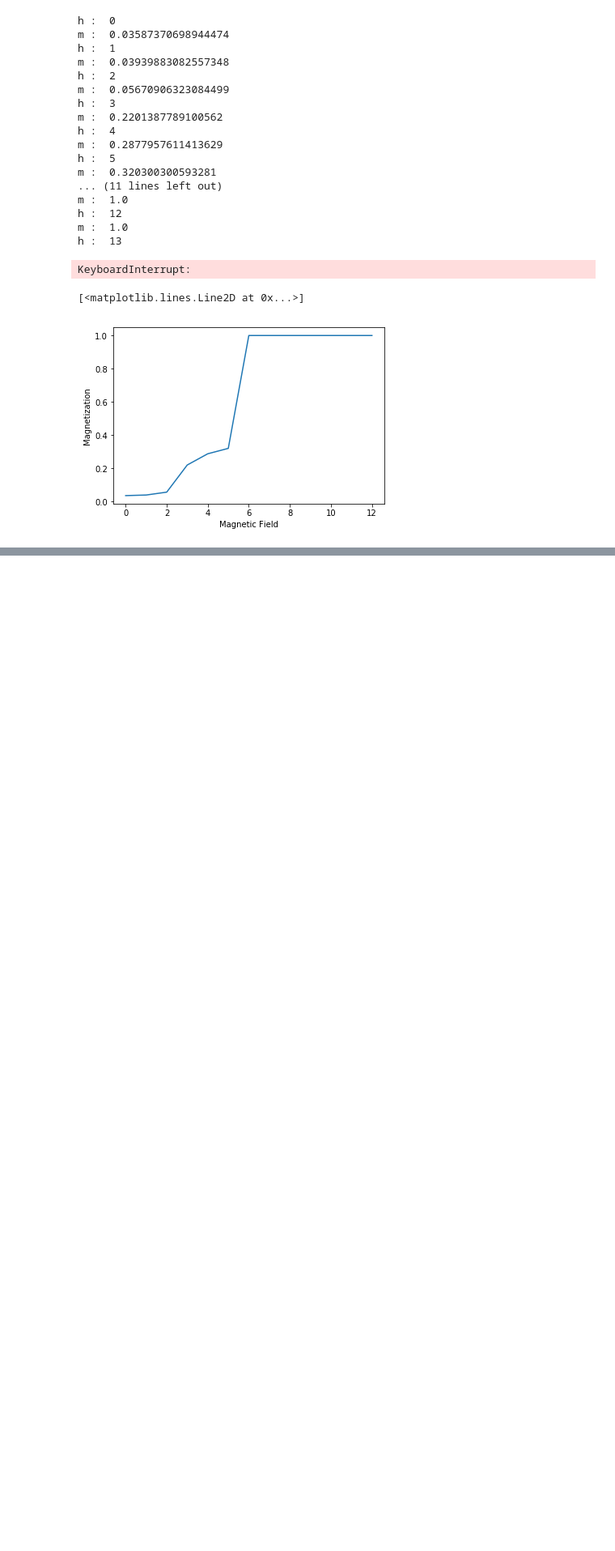
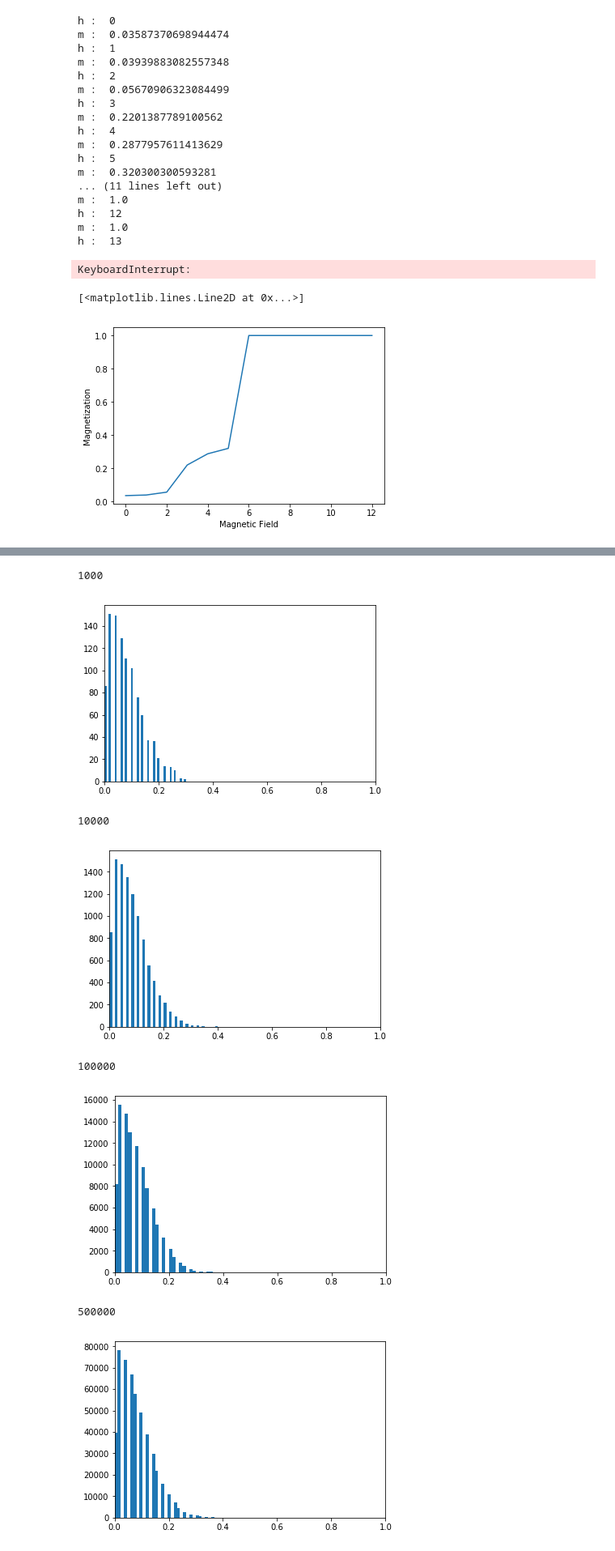
Before and after one commit to pondelion/PhysicsML, a Jupyter notebook: SpinInteractionBaysianEstimation/SpinInteractionBaysianEstimation.ipynb, the cells around one changed output, grey strips where cells are left out. Shown at 81% size. Cells and saved outputs as stored; diff of their text form; code cells hidden in the pictures; blank space fills up the shorter version.

```diff
--- a/SpinInteractionBaysianEstimation/SpinInteractionBaysianEstimation.ipynb
+++ b/SpinInteractionBaysianEstimation/SpinInteractionBaysianEstimation.ipynb
@@ -583,0 +656,19 @@ h :  5
+# %%
+for n in (1000, 10000, 100000, 500000, 1000000):
+    print(n)
+    spin_configurations = [np.random.randint(0, 2, N_SPIN) - 0.5 for _ in range(n)]
+    m = []
+    for sc in spin_configurations:
+        m.append(abs(sum(sc))/(len(sc)*0.5))
+    plt.xlim([0,1])
+    plt.hist(m, bins=40)
+    plt.show()
+# %% [output]
+1000
+[figure, added]
+10000
+[figure, added]
+100000
+[figure, added]
+500000
+[figure, added]
```
Also changed, not shown: parts of 9 cells of this notebook.
